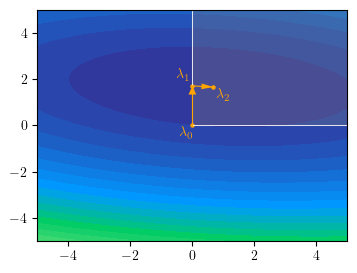
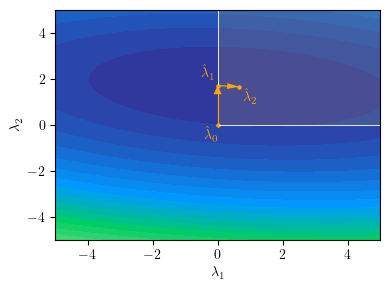
Code edit (unified diff) that turned the first committed figure into the second:
--- before
+++ after
@@ -33,19 +33,22 @@
 # Steps
 plt.scatter(0,0,color = "orange", s = 5)
-plt.text(0, 0-0.1, r'$\lambda_0$', fontsize=10, color='orange', ha='right', va='top')
+plt.text(0, 0-0.1, r'$\hat{\lambda}_0$', fontsize=10, color='orange', ha='right', va='top')
 plt.plot([0,0], [0,1.714], 'b-', color = "orange",lw=0.8)
 plt.arrow(0, 0, 0,1.714, shape='full', lw=0, length_includes_head=True, head_width=.25,color = "orange")
 
 plt.scatter(0,1.714,color = "orange", s = 5)
-plt.text(0-0.1, 1.714+0.2, r'$\lambda_1$', fontsize=10, color='orange', ha='right', va='bottom')
+plt.text(0-0.1, 1.714+0.2, r'$\hat{\lambda}_1$', fontsize=10, color='orange', ha='right', va='bottom')
 plt.plot([0,2/3], [1.714,5/3], 'b-', color = "orange",lw=0.8)
 plt.arrow(0, 1.714, 2/3,-1.714+5/3, shape='full', lw=0, length_includes_head=True, head_width=.25,color = "orange")
 
 plt.scatter(2/3,5/3,color = "orange", s = 5)
-plt.text(2/3+0.1, 5/3-0.1, r'$\lambda_2$', fontsize=10, color='orange', ha='left', va='top')
+plt.text(2/3+0.1, 5/3-0.1, r'$\hat{\lambda}_2$', fontsize=10, color='orange', ha='left', va='top')
 # Labels
+plt.xlabel(r"$\lambda_1$")
+plt.ylabel(r"$\lambda_2$")
 plt.xlim(-5, 5)
 plt.ylim(-5, 5)
 
-plt.savefig(f"figures/example_dual_qp_steps.png")
+plt.tight_layout()
+plt.savefig(f"figures/example_dual_qp_steps.pdf")
 # plt.show()

Commit: small change